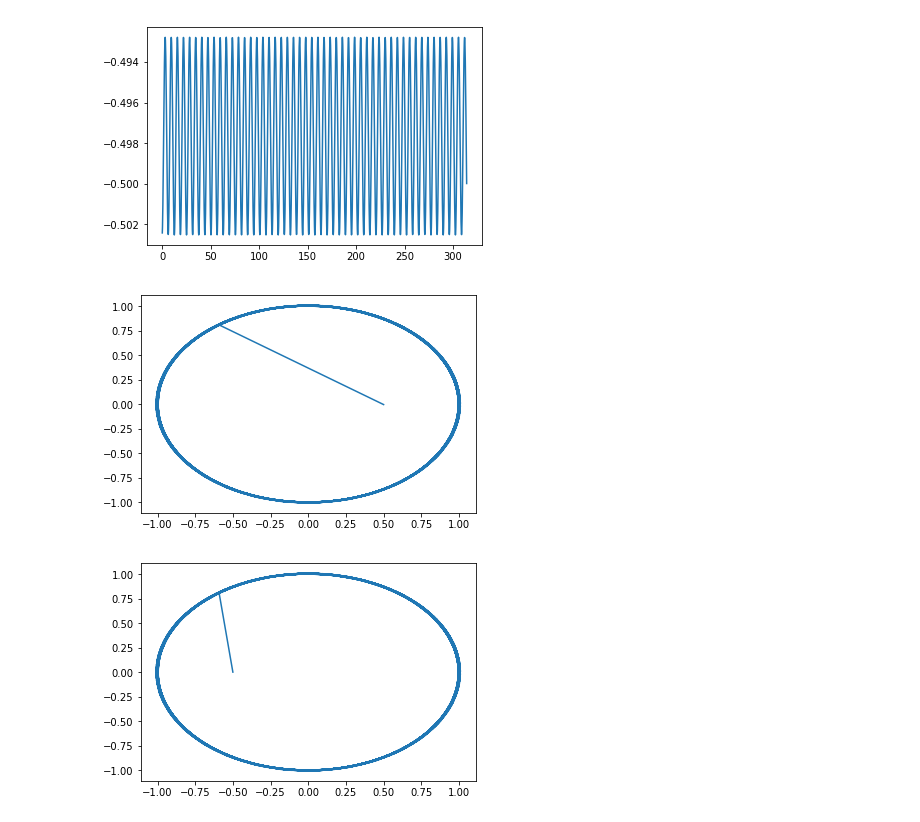
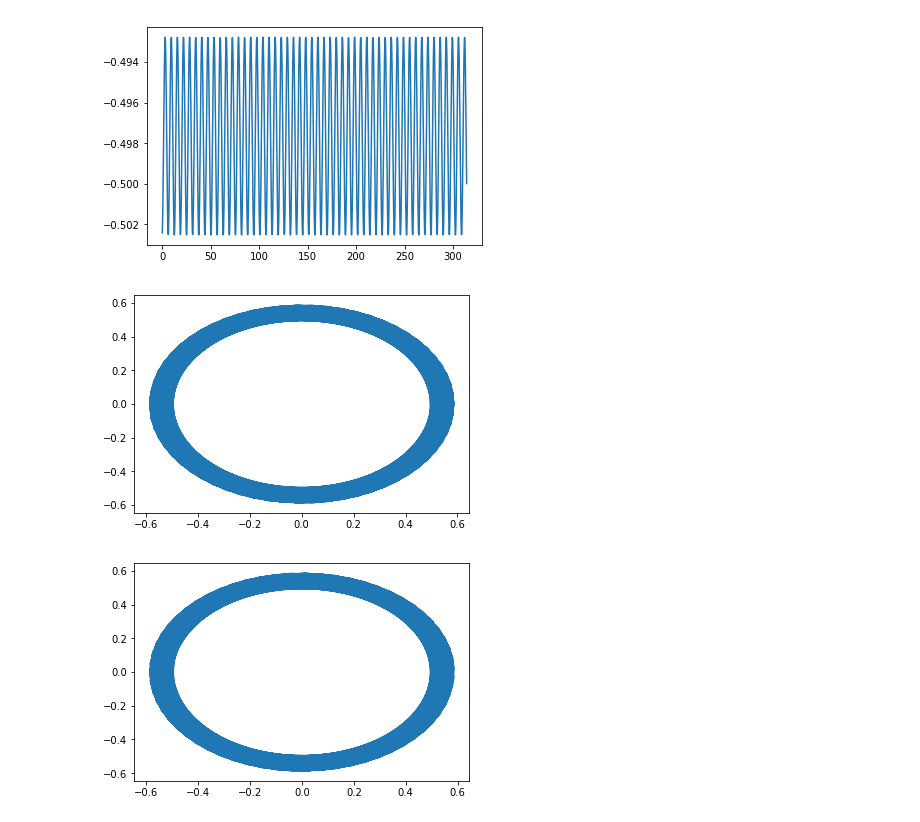
Before and after one commit to PushkinKachroo/computational-physics-class-404-604-Spring-2019, a Jupyter notebook: hw5.ipynb, the cells around one changed output. Saved outputs shown, nothing was run; the diff lists cells and outputs as text; code cells hidden in the pictures.

```diff
--- a/hw5.ipynb
+++ b/hw5.ipynb
@@ -77,7 +77,7 @@ import matplotlib.pyplot as plt
 G=1.
 M=1.
 m=1.
-tend=0.00002*np.pi*50.
+tend=2.*np.pi*50.
 h=0.2
 y=[0.5,0.,0.,-0.732,-0.5,0.,0.,0.732]
 t=0
@@ -101,37 +101,36 @@ def lf(t, h, y, n):
     for i in [0,2,4,6]:
         y[i]+=fv[i]*h/2.
     # Please finish kick and drift step
     # kick step
     fv=f(t, y)
     for i in [1,3,5,7]:
         y[i]+=fv[i]*h
     # drift step
     fv=f(t, y)
     for i in [0,2,4,6]:
         y[i]+=fv[i]*h/2.
     return y
 
 xp1=[]
 yp1=[]
 xp2=[]
 yp2=[]
 ta=[]
 while(t<tend):
     if((t+h)>tend):
         h=tend-t
     y = lf(t,h,y,4)
-    xp1=np.append(xp,y[0])
-    yp1=np.append(yp,y[2])
-    xp2=np.append(xp,y[4])
-    yp2=np.append(yp,y[6])
+    xp1=np.append(xp1,y[0])
+    yp1=np.append(yp1,y[2])
+    xp2=np.append(xp2,y[4])
+    yp2=np.append(yp2,y[6])
     ta=np.append(ta,t)
     t = t+h
 
 plt.plot(xp1,yp1)
-#plt.plot(xp2,yp2)
 plt.show()
 plt.plot(xp2,yp2)
 plt.show()
 # %% [output]
-[figure, old version]
+[figure, new version]
-[figure, old version]
+[figure, new version]
```
Also changed, not shown: parts of 1 cell of this notebook.
